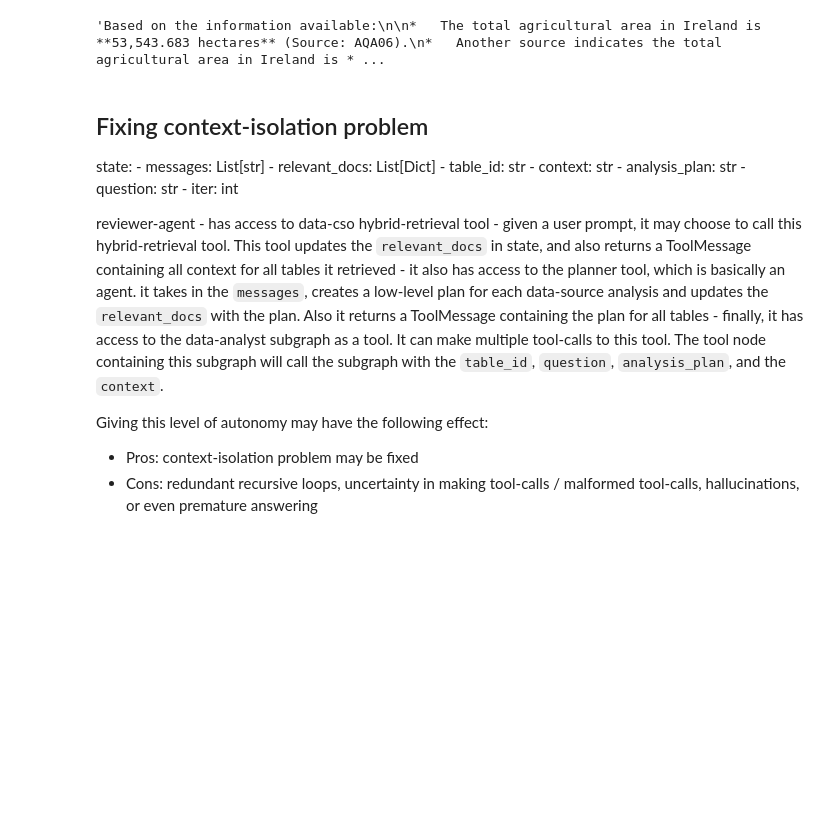
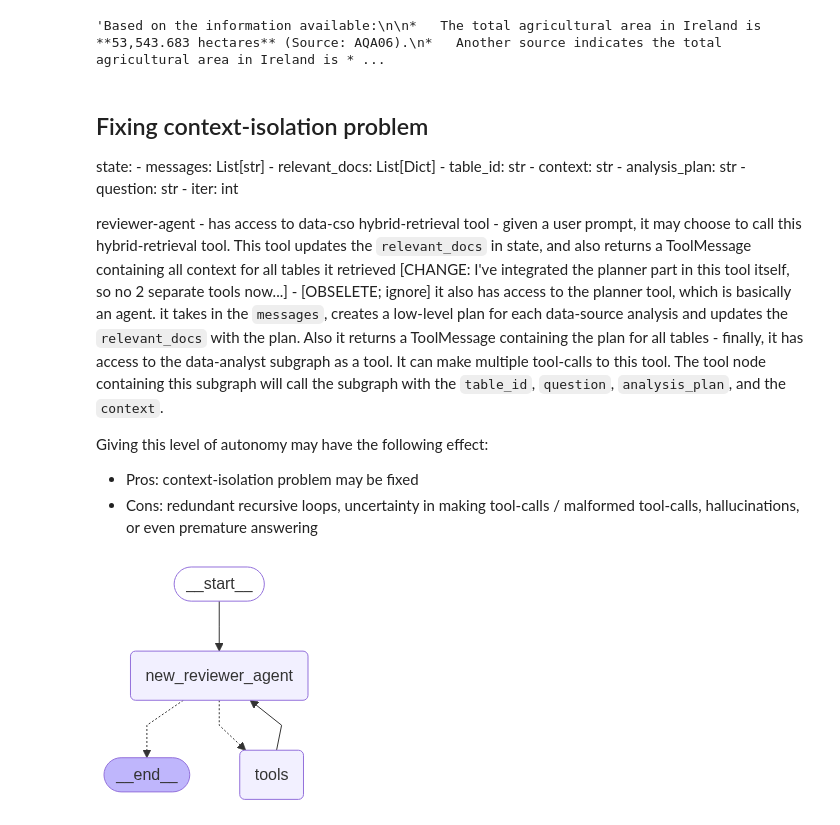
Before and after one commit to A-Raghav/Data-CSO-Bot, a Jupyter notebook: notebooks/helpers/7_agent_integration_poc.ipynb, the cells around one changed output. Cells and saved outputs as stored; diff of their text form; code cells hidden in the pictures; blank space fills up the shorter version.

Commit message:
Update agent-integration nb

```diff
--- a/notebooks/helpers/7_agent_integration_poc.ipynb
+++ b/notebooks/helpers/7_agent_integration_poc.ipynb
@@ -581,8 +538,8 @@ state:
     - iter: int
 
 reviewer-agent
-    - has access to data-cso hybrid-retrieval tool - given a user prompt, it may choose to call this hybrid-retrieval tool. This tool updates the `relevant_docs` in state, and also returns a ToolMessage containing all context for all tables it retrieved
-    - it also has access to the planner tool, which is basically an agent. it takes in the `messages`, creates a low-level plan for each data-source analysis and updates the `relevant_docs` with the plan. Also it returns a ToolMessage containing the plan for all tables
+    - has access to data-cso hybrid-retrieval tool - given a user prompt, it may choose to call this hybrid-retrieval tool. This tool updates the `relevant_docs` in state, and also returns a ToolMessage containing all context for all tables it retrieved [CHANGE: I've integrated the planner part in this tool itself, so no 2 separate tools now...]
+    - [OBSELETE; ignore] it also has access to the planner tool, which is basically an agent. it takes in the `messages`, creates a low-level plan for each data-source analysis and updates the `relevant_docs` with the plan. Also it returns a ToolMessage containing the plan for all tables
     - finally, it has access to the data-analyst subgraph as a tool. It can make multiple tool-calls to this tool. The tool node containing this subgraph will call the subgraph with the `table_id`, `question`, `analysis_plan`, and the `context`.
 
 Giving this level of autonomy may have the following effect:
@@ -590,0 +749,28 @@ Giving this level of autonomy may have the following effect:
+# %%
+reviewer_system_prompt = dedent(
+    """\
+        # GOAL: I'm a helpful assistant. My job is to answer the user-question using all the facts available.
+
+        # INSTRUCTIONS:
+            - I have the following tools available for my tasks:
+                1. hybrid_retrieval_tool: To retrieve relevant table IDs from CSO-DATA based on user queries.
+                2. data_analyst_tool: To run the analysis on the retrieved tables.
+            - Once I have the relevant data from tables, I will use the data_analyst_tool to perform the analysis.
+
+    """
+)
+
+def new_reviewer_agent(state: NewParentState):
+    old_messages = state["messages"]
+    question = state["question"]
+    iter = state.get("iter", 0) + 1
+
+    msgs = [
+        SystemMessage(content=reviewer_system_prompt, name="reviewer_agent"),
+        HumanMessage(content=question, name="user")
+    ] + old_messages
+    res = llm_med_with_tools_poc.invoke(msgs)
+    if iter > 12:
+        return {"messages": [AIMessage("Max iterations reached, ending...")], "iter": iter}
+
+    return {"messages": [res], "iter": iter}
@@ -590,0 +780,16 @@ Giving this level of autonomy may have the following effect:
+# %%
+new_tool_node = ToolNode(NEW_TOOLS)
+
+new_graph_builder = StateGraph(NewParentState)
+
+new_graph_builder.add_node("new_reviewer_agent", new_reviewer_agent)
+new_graph_builder.add_node("tools", new_tool_node)
+
+new_graph_builder.add_edge(START, "new_reviewer_agent")
+new_graph_builder.add_conditional_edges("new_reviewer_agent", tools_condition)
+new_graph_builder.add_edge("tools", "new_reviewer_agent")
+
+app = new_graph_builder.compile()
+app
+# %% [output]
+[figure, added]
```
Also changed, not shown: parts of 13 cells of this notebook.
